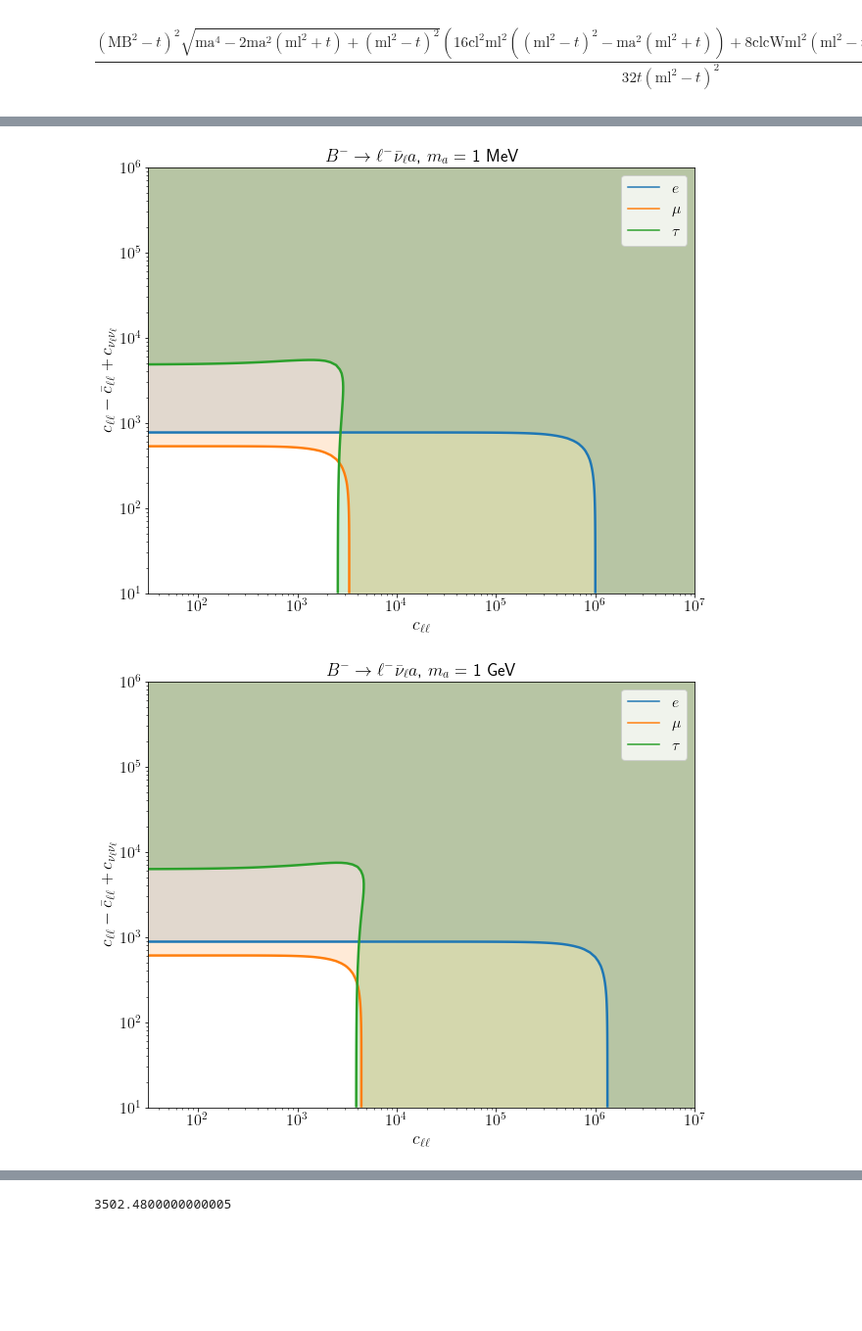
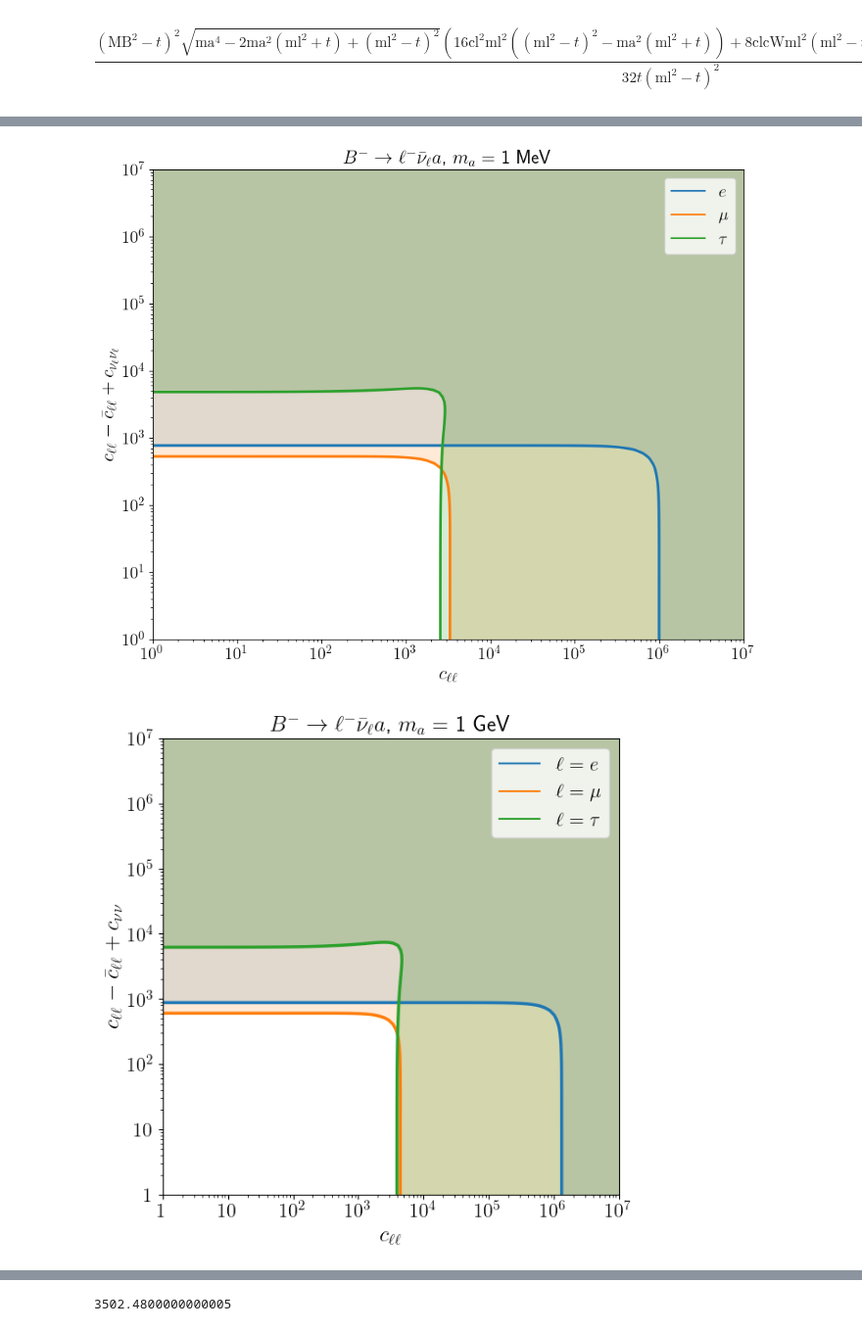
Before and after one commit to Jorge-Alda/tauALPs, a Jupyter notebook: PseudoScalar/mesondecays/mesondecays.ipynb, the cells around one changed output, grey strips where cells are left out. Shown at 98% size. Cells and saved outputs as stored; diff of their text form; code cells hidden in the pictures; blank space fills up the shorter version.

```diff
--- a/PseudoScalar/mesondecays/mesondecays.ipynb
+++ b/PseudoScalar/mesondecays/mesondecays.ipynb
@@ -14,6 +14,15 @@ m_mu = particle.literals.mu_minus.mass
 m_tau = particle.literals.tau_minus.mass
 
 fa = 1e6
+# %%
+def erange(start, end):
+    for i in range(start, end):
+        if i ==0 :
+            yield '$1$'
+        elif i == 1:
+            yield '$10$'
+        else:
+            yield r'$10^{'+str(i)+'}$'
 # %%
 BR_SM_Be = 8.37e-12
 BR_exp_Be = 9.8e-7
@@ -156,3 +167,8 @@ plt.savefig('limcl.png')
+# %%
+with open('Bdecay.dat', 'wt') as f:
+    f.write('ma_GeV\tctau_Bdecay\n')
+    for m, b in zip(ma, bound_Btau_gl):
+        f.write(f'{m*1e-3}\t{b/m_tau*fa}\n')
 # %%
 plt.figure(figsize=(10, 8))
 plt.plot(ma, bound_Be_gW, label=r"$e$", lw=2.5)
@@ -212,7 +228,7 @@ lim_Be_1MeV = np.zeros((100,100))
 lim_Bmu_1MeV = np.zeros((100,100))
 lim_Btau_1MeV = np.zeros((100,100))
 
-cl, cw = np.meshgrid(10**np.linspace(1.5, 7, 100), 10**np.linspace(1, 6, 100))
+cl, cw = np.meshgrid(10**np.linspace(0, 7, 100), 10**np.linspace(0, 7, 100))
 
 lim_Be_3GeVc = np.zeros((100,100))
 lim_Bmu_3GeVc = np.zeros((100,100))
@@ -475,28 +489,31 @@ plt.xticks(fontsize=16)
 plt.yticks(fontsize=16)
 plt.savefig('lim_c_1MeV.png')
 # %% [output]
-[figure, old version]
+[figure, new version]
 # %%
-plt.figure(figsize=(10, 8))
+fig = plt.figure(figsize=(6, 6))
 plt.contour(cl, cw, lim_Be_1GeVc, levels=[0,], colors='tab:blue', linewidths=2.5)
 plt.contour(cl, cw, lim_Bmu_1GeVc, levels=[0,], colors='tab:orange', linewidths=2.5)
 plt.contour(cl, cw, lim_Btau_1GeVc, levels=[0,], colors='tab:green', linewidths=2.5)
 plt.contourf(cl, cw, lim_Be_1GeVc, levels=[np.min(lim_Be_1GeVc), 0, np.max(lim_Be_1GeVc)], colors=['w', 'tab:blue'], alpha=0.2)
 plt.contourf(cl, cw, lim_Bmu_1GeVc, levels=[np.min(lim_Bmu_1GeVc), 0, np.max(lim_Bmu_1GeVc)], colors=['w', 'tab:orange'], alpha=0.2)
 plt.contourf(cl, cw, lim_Btau_1GeVc, levels=[np.min(lim_Btau_1GeVc), 0, np.max(lim_Btau_1GeVc)], colors=['w', 'tab:green'], alpha=0.2)
 ax = plt.gca()
 ax.set_xscale('log')
 ax.set_yscale('log')
+ax.set_aspect('equal', 'box')
 plt.xlabel(r'$c_{\ell\ell}$', fontsize=18)
-plt.ylabel(r'$c_{\ell\ell} - \bar{c}_{\ell\ell} + c_{\nu_\ell\nu_\ell}$', fontsize=18)
+plt.ylabel(r'$c_{\ell\ell} - \bar{c}_{\ell\ell} + c_{\nu\nu}$', fontsize=18)
 plt.title(r"$B^-\to \ell^- \bar{\nu}_\ell a$, $m_a = $ 1 GeV", fontsize=18)
-handles = [plt.Line2D([0], [0], c='tab:blue', label='$e$'), plt.Line2D([0], [0], c='tab:orange', label='$\mu$'), plt.Line2D([0], [0], c='tab:green', label=r'$\tau$')]
+handles = [plt.Line2D([0], [0], c='tab:blue', label=r'$\ell = e$'), plt.Line2D([0], [0], c='tab:orange', label=r'$\ell = \mu$'), plt.Line2D([0], [0], c='tab:green', label=r'$\ell = \tau$')]
 plt.legend(handles=handles, fontsize=16)
-plt.xticks(fontsize=16)
-plt.yticks(fontsize=16)
-plt.savefig('lim_c_1GeV.png')
+plt.tight_layout(pad=0.5)
+fig.patch.set_alpha(0)
+plt.xticks([10**x for x in range(0, 8)], erange(0, 8), fontsize=16)
+plt.yticks([10**x for x in range(0, 8)], erange(0, 8), fontsize=16)
+plt.savefig('Bdecay_1GeV.pdf')
 # %% [output]
-[figure, old version]
+[figure, new version]
 # %%
 plt.figure(figsize=(10, 8))
 plt.contour(cl, cw, lim_Be_3GeVc, levels=[0,], colors='tab:blue', linewidths=2.5)
```
Also changed, not shown: parts of 16 cells of this notebook, 56 other files.
